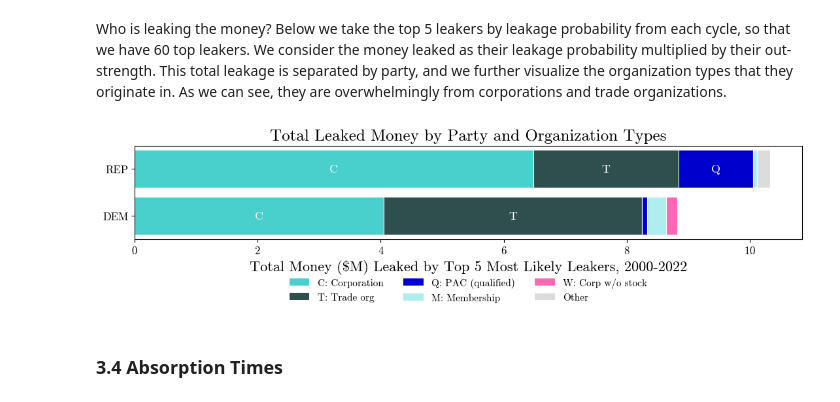
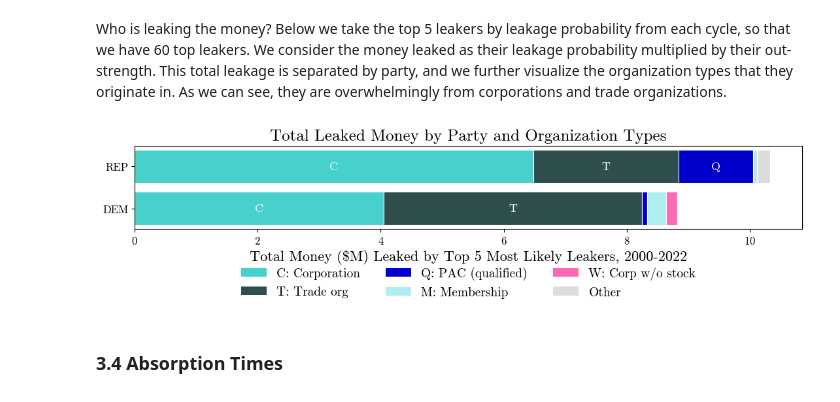
Before and after one commit to random-lark/campaign-finance-networks, a Jupyter notebook: analysis/analysis.ipynb, the cells around one changed output. Drawn from its saved outputs; the diff is of its cells as text; code cells hidden in the pictures.

```diff
--- a/analysis/analysis.ipynb
+++ b/analysis/analysis.ipynb
@@ -477,35 +477,35 @@ def _seg(party, c):
 
 # Legend label
 def _leg(c):
     if c == _OTHER:
         return "Other"
     return f"{c[1]}: {(_ORG if c[0] == 'org' else _CMTE).get(c[1], c[1])}"
 
 with plt.rc_context(_SERIF_RC):
     fig, ax = plt.subplots(figsize=(11, 3.4))
     for party, yv in (("REP", 1), ("DEM", 0)):
         left = 0.0
         for c in _order:                                  # Same order for both bars
             val = _seg(party, c) / 1e6                    # Money in millions
             if val <= 0:
                 continue
             ax.barh(yv, val, left=left, color=_col[c], edgecolor="white", lw=0.8)
             # Label segments that are >= 5% of the bar
             if val / (_tot[party] / 1e6) >= 0.05:
                 ax.text(left + val / 2, yv, "Oth" if c == _OTHER else c[1],
                         ha="center", va="center", fontsize=13, color="white")
             left += val
     ax.set_yticks([0, 1]); ax.set_yticklabels(["DEM", "REP"], fontsize=12)
     ax.tick_params(axis="x", labelsize=12)
     ax.set_xlabel("Total Money ($M) Leaked by Top 5 Most Likely Leakers, 2000-2022", fontsize=16)
     ax.set_title("Total Leaked Money by Party and Organization Types",
                  fontsize=18)
     ax.legend(handles=[Patch(facecolor=_col[c], label=_leg(c)) for c in _order],
-              loc="upper center", bbox_to_anchor=(0.5, -0.32), ncol=3, fontsize=11, frameon=False)
+              loc="upper center", bbox_to_anchor=(0.5, -0.32), ncol=3, fontsize=14, frameon=False)
     fig.tight_layout()
     plt.show()
 # %% [output]
-[figure, old version]
+[figure, new version]
 # %% [markdown]
 ### 3.4 Absorption Times
 # %% [markdown]
```
